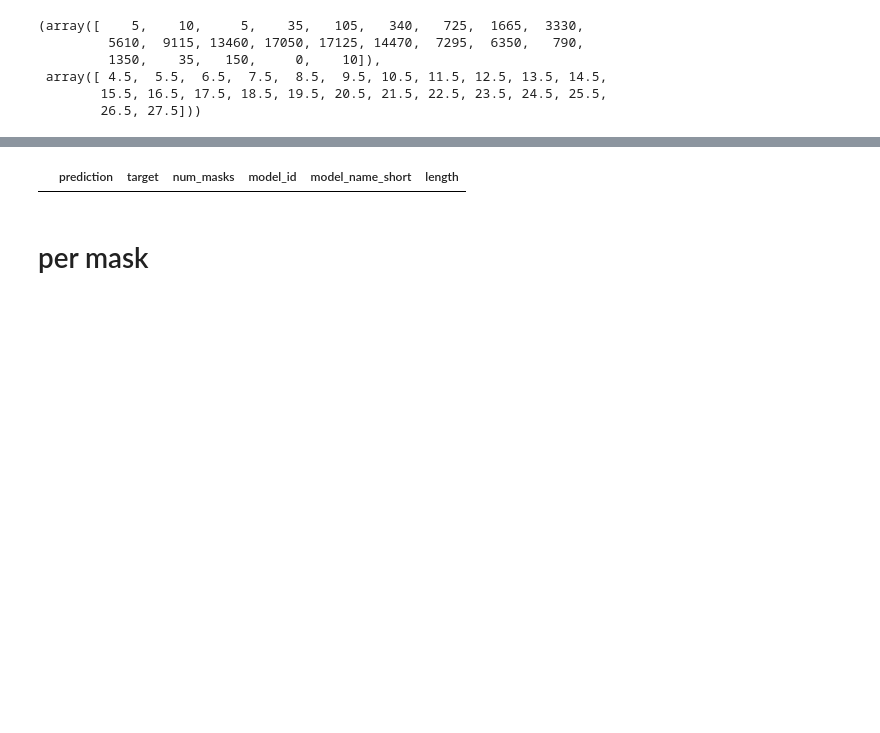
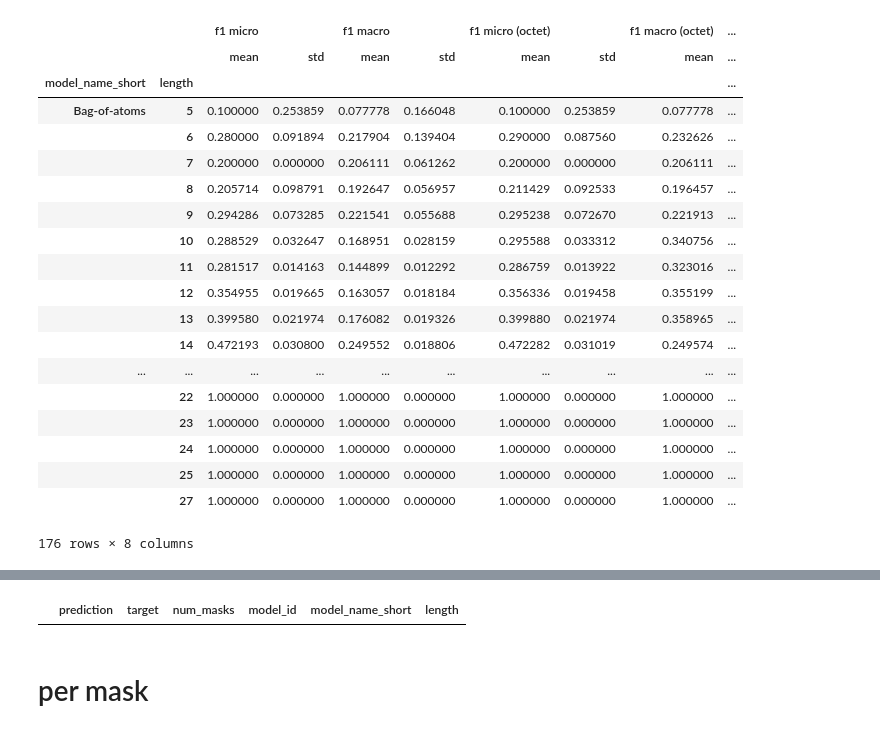
Before and after one commit to jeppe742/language_of_molecules, a Jupyter notebook: Showcase.ipynb, the cells around one changed output, grey strips where cells are left out. Cells and saved outputs as stored; diff of their text form; code cells hidden in the pictures; blank space fills up the shorter version.

```diff
--- a/Showcase.ipynb
+++ b/Showcase.ipynb
@@ -229,12 +175,27 @@ plt.savefig('f1_micro_vs_nmask2.pdf')
 # %% [output]
 [interactive output not drawn]
 [interactive output not drawn]
-# %%
-np.histogram(df[(df['num_masks']==1)&(df['model_id']==33)]['length'], density=False, bins=np.arange(4,28)+0.5)
-# %% [output]
-(array([    5,    10,     5,    35,   105,   340,   725,  1665,  3330,
-         5610,  9115, 13460, 17050, 17125, 14470,  7295,  6350,   790,
-         1350,    35,   150,     0,    10]),
- array([ 4.5,  5.5,  6.5,  7.5,  8.5,  9.5, 10.5, 11.5, 12.5, 13.5, 14.5,
-        15.5, 16.5, 17.5, 18.5, 19.5, 20.5, 21.5, 22.5, 23.5, 24.5, 25.5,
-        26.5, 27.5]))
+# %%
+results_length2 = results_length.groupby(['model_name_short', 'length']).agg(['mean','std'])
+results_length2
+# %% [output]
+|  |  | f1 micro |  | f1 macro |  | f1 micro (octet) |  | f1 macro (octet) | ... |
+|  |  | mean | std | mean | std | mean | std | mean | ... |
+| model_name_short | length |  |  |  |  |  |  |  | ... |
+| Bag-of-atoms | 5 | 0.100000 | 0.253859 | 0.077778 | 0.166048 | 0.100000 | 0.253859 | 0.077778 | ... |
+|  | 6 | 0.280000 | 0.091894 | 0.217904 | 0.139404 | 0.290000 | 0.087560 | 0.232626 | ... |
+|  | 7 | 0.200000 | 0.000000 | 0.206111 | 0.061262 | 0.200000 | 0.000000 | 0.206111 | ... |
+|  | 8 | 0.205714 | 0.098791 | 0.192647 | 0.056957 | 0.211429 | 0.092533 | 0.196457 | ... |
+|  | 9 | 0.294286 | 0.073285 | 0.221541 | 0.055688 | 0.295238 | 0.072670 | 0.221913 | ... |
+|  | 10 | 0.288529 | 0.032647 | 0.168951 | 0.028159 | 0.295588 | 0.033312 | 0.340756 | ... |
+|  | 11 | 0.281517 | 0.014163 | 0.144899 | 0.012292 | 0.286759 | 0.013922 | 0.323016 | ... |
+|  | 12 | 0.354955 | 0.019665 | 0.163057 | 0.018184 | 0.356336 | 0.019458 | 0.355199 | ... |
+|  | 13 | 0.399580 | 0.021974 | 0.176082 | 0.019326 | 0.399880 | 0.021974 | 0.358965 | ... |
+|  | 14 | 0.472193 | 0.030800 | 0.249552 | 0.018806 | 0.472282 | 0.031019 | 0.249574 | ... |
+| ... | ... | ... | ... | ... | ... | ... | ... | ... | ... |
+|  | 22 | 1.000000 | 0.000000 | 1.000000 | 0.000000 | 1.000000 | 0.000000 | 1.000000 | ... |
+|  | 23 | 1.000000 | 0.000000 | 1.000000 | 0.000000 | 1.000000 | 0.000000 | 1.000000 | ... |
+|  | 24 | 1.000000 | 0.000000 | 1.000000 | 0.000000 | 1.000000 | 0.000000 | 1.000000 | ... |
+|  | 25 | 1.000000 | 0.000000 | 1.000000 | 0.000000 | 1.000000 | 0.000000 | 1.000000 | ... |
+|  | 27 | 1.000000 | 0.000000 | 1.000000 | 0.000000 | 1.000000 | 0.000000 | 1.000000 | ... |
+176 rows × 8 columns
```
Also changed, not shown: parts of 12 cells of this notebook, 5 other files.
